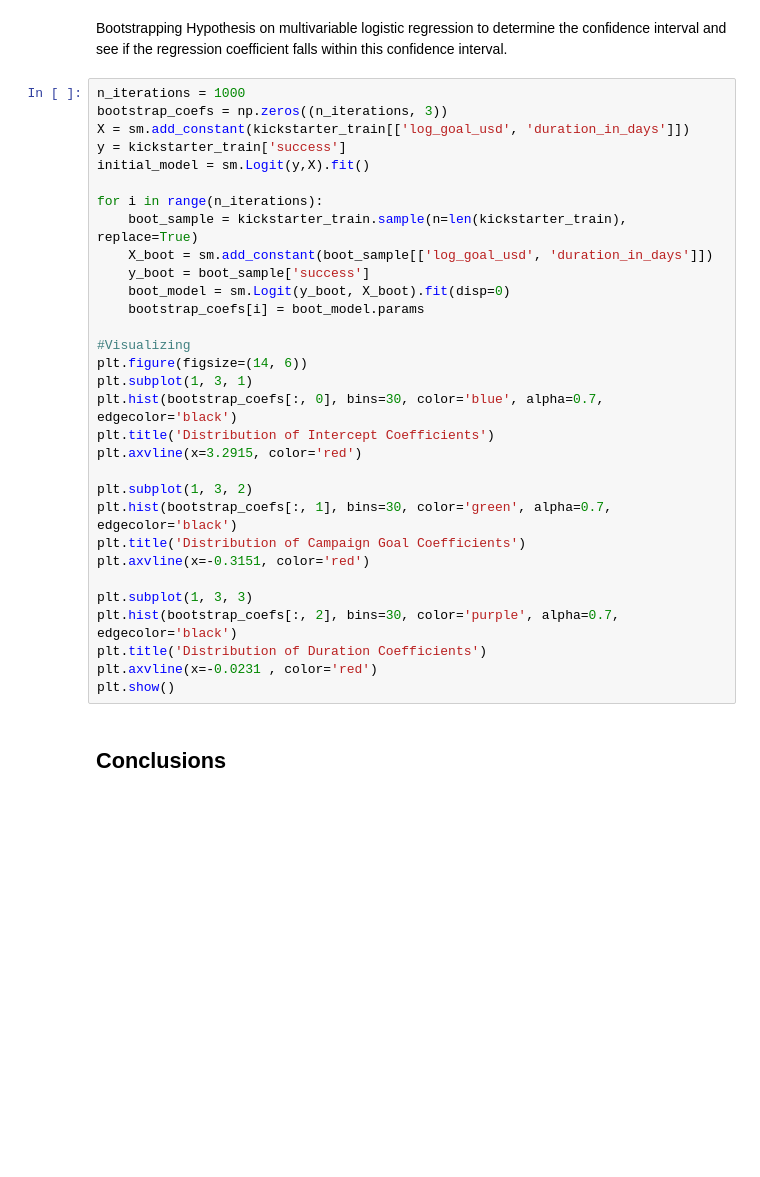
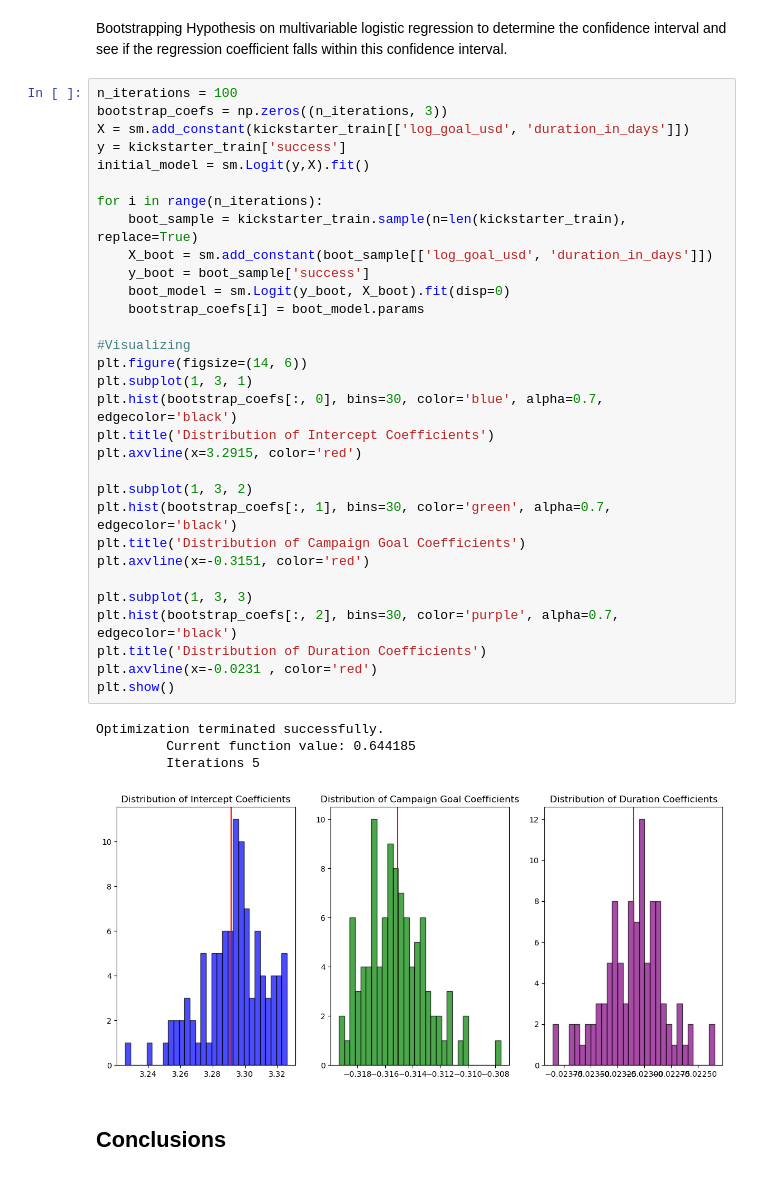
Before and after one commit to catherine-fang-git/kickstarter_project_success_info2950, a Jupyter notebook: INFO2950_Phase4.ipynb, the cells around one changed output. Drawn from its saved outputs; the diff is of its cells as text; blank space fills up the shorter version.

```diff
--- a/INFO2950_Phase4.ipynb
+++ b/INFO2950_Phase4.ipynb
@@ -562,36 +648,41 @@ plt.show()
 # %% [markdown]
 Bootstrapping Hypothesis on multivariable logistic regression to determine the confidence interval and see if the regression coefficient falls within this confidence interval.
 # %%
-n_iterations = 1000
+n_iterations = 100
 bootstrap_coefs = np.zeros((n_iterations, 3))
 X = sm.add_constant(kickstarter_train[['log_goal_usd', 'duration_in_days']])
 y = kickstarter_train['success']
 initial_model = sm.Logit(y,X).fit()
 
 for i in range(n_iterations):
     boot_sample = kickstarter_train.sample(n=len(kickstarter_train), replace=True)
     X_boot = sm.add_constant(boot_sample[['log_goal_usd', 'duration_in_days']])
     y_boot = boot_sample['success']
     boot_model = sm.Logit(y_boot, X_boot).fit(disp=0)
     bootstrap_coefs[i] = boot_model.params
 
 #Visualizing
 plt.figure(figsize=(14, 6))
 plt.subplot(1, 3, 1)
 plt.hist(bootstrap_coefs[:, 0], bins=30, color='blue', alpha=0.7, edgecolor='black')
 plt.title('Distribution of Intercept Coefficients')
 plt.axvline(x=3.2915, color='red')
 
 plt.subplot(1, 3, 2)
 plt.hist(bootstrap_coefs[:, 1], bins=30, color='green', alpha=0.7, edgecolor='black')
 plt.title('Distribution of Campaign Goal Coefficients')
 plt.axvline(x=-0.3151, color='red')
 
 plt.subplot(1, 3, 3)
 plt.hist(bootstrap_coefs[:, 2], bins=30, color='purple', alpha=0.7, edgecolor='black')
 plt.title('Distribution of Duration Coefficients')
 plt.axvline(x=-0.0231 , color='red')
 plt.show()
+# %% [output]
+Optimization terminated successfully.
+         Current function value: 0.644185
+         Iterations 5
+[figure, added]
 # %% [markdown]
 ## **Conclusions**
 # %% [markdown]
```
Also changed, not shown: parts of 23 cells of this notebook.
